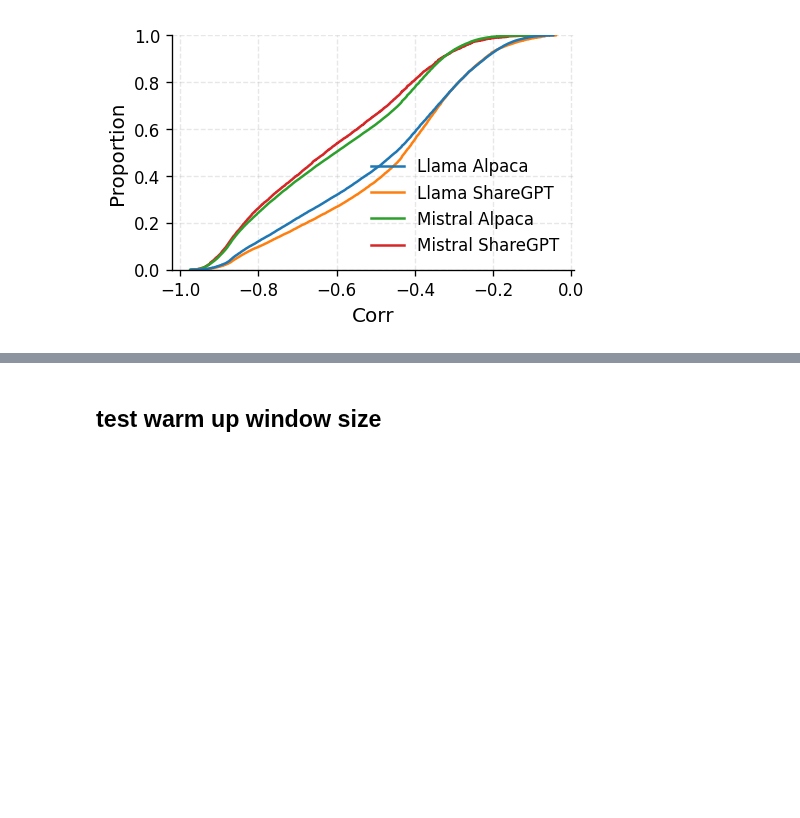
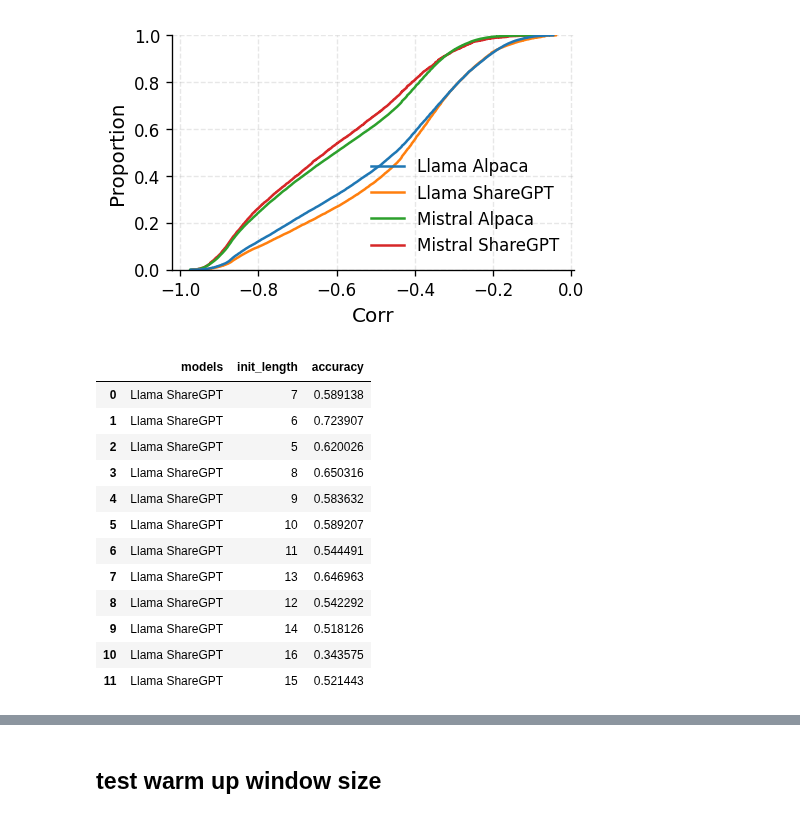
Before and after one commit to chengzhi-lu/vllm, a Jupyter notebook: examples/analysis/result_analysis/eos_prob_analysis_new.ipynb, the cells around one changed output, grey strips where cells are left out. Cells and saved outputs as stored; diff of their text form; code cells hidden in the pictures; blank space fills up the shorter version.

```diff
--- a/examples/analysis/result_analysis/eos_prob_analysis_new.ipynb
+++ b/examples/analysis/result_analysis/eos_prob_analysis_new.ipynb
@@ -290,4 +306,20 @@ for init_length in init_lengths:
 estimated_accuracy = pd.DataFrame(estimated_accuracy)
 estimated_accuracy.to_csv(f"{base_dir}/estimated_accuracy_cov.csv")
+# %%
+estimated_accuracy
+# %% [output]
+|  | models | init_length | accuracy |
+| 0 | Llama ShareGPT | 7 | 0.589138 |
+| 1 | Llama ShareGPT | 6 | 0.723907 |
+| 2 | Llama ShareGPT | 5 | 0.620026 |
+| 3 | Llama ShareGPT | 8 | 0.650316 |
+| 4 | Llama ShareGPT | 9 | 0.583632 |
+| 5 | Llama ShareGPT | 10 | 0.589207 |
+| 6 | Llama ShareGPT | 11 | 0.544491 |
+| 7 | Llama ShareGPT | 13 | 0.646963 |
+| 8 | Llama ShareGPT | 12 | 0.542292 |
+| 9 | Llama ShareGPT | 14 | 0.518126 |
+| 10 | Llama ShareGPT | 16 | 0.343575 |
+| 11 | Llama ShareGPT | 15 | 0.521443 |
 # %%
 plt.figure(figsize=(4, 2.5), dpi=120)
```
Also changed, not shown: parts of 6 cells of this notebook, 16 other files.
